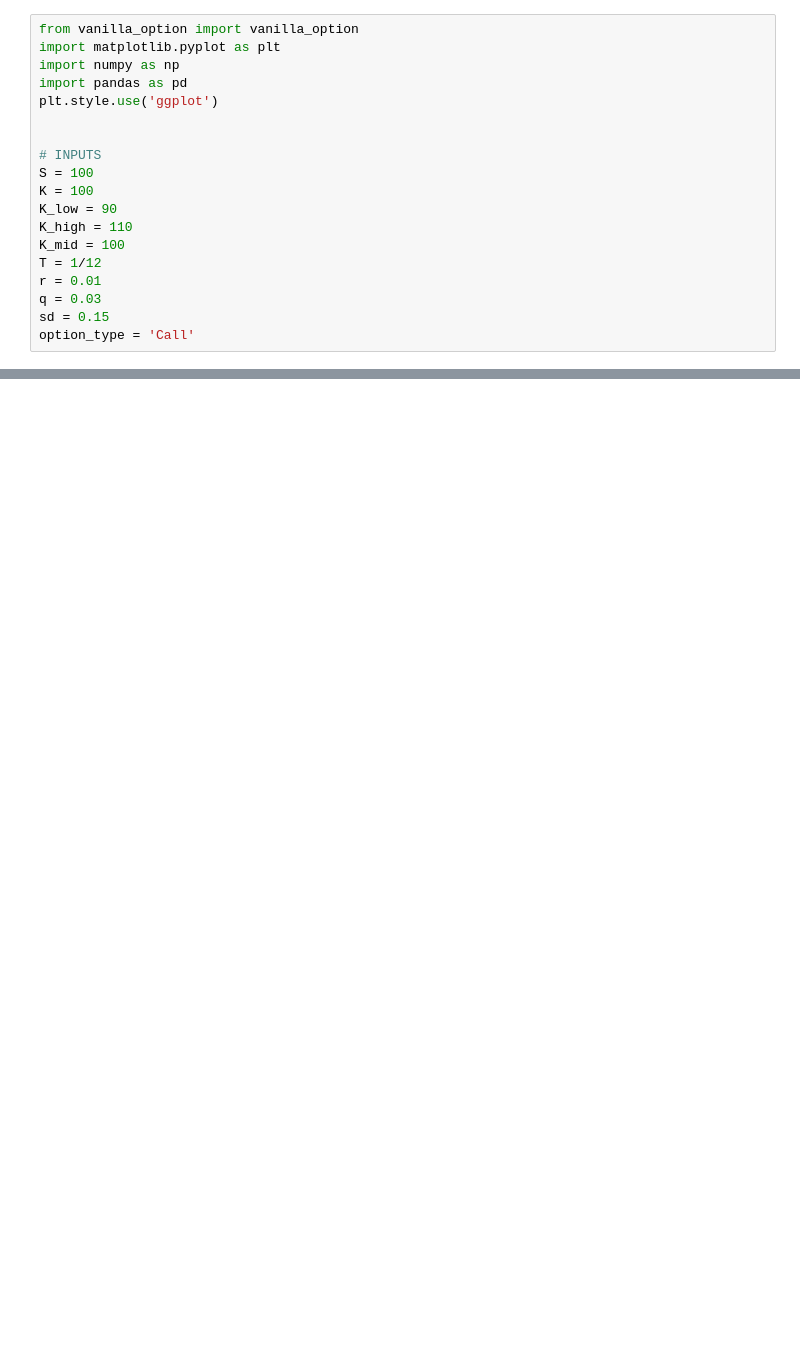
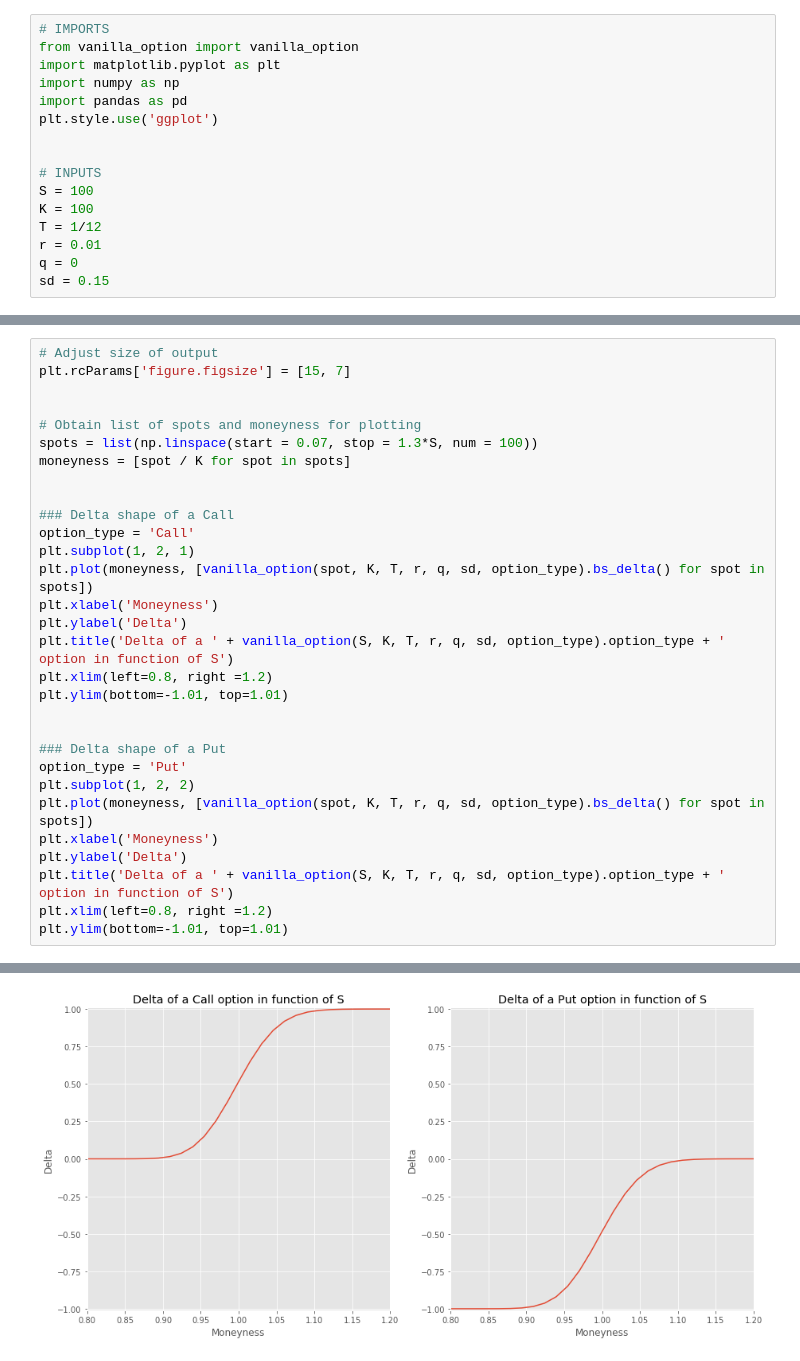
Before and after one commit to Chris-Mi/Options, a Jupyter notebook: Vanilla/Delta.ipynb, the cells around one changed output, grey strips where cells are left out. Cells and saved outputs as stored; diff of their text form; blank space fills up the shorter version.

```diff
--- a/Vanilla/Delta.ipynb
+++ b/Vanilla/Delta.ipynb
@@ -1,4 +1,5 @@
 # %%
+# IMPORTS
 from vanilla_option import vanilla_option
 import matplotlib.pyplot as plt
 import numpy as np
@@ -9,11 +10,7 @@ plt.style.use('ggplot')
 # INPUTS
 S = 100
 K = 100
-K_low = 90
-K_high = 110
-K_mid = 100
 T = 1/12
 r = 0.01
-q = 0.03
+q = 0
 sd = 0.15
-option_type = 'Call'
@@ -19,0 +28,31 @@ option_type = 'Call'
+# %%
+# Adjust size of output
+plt.rcParams['figure.figsize'] = [15, 7]
+
+
+# Obtain list of spots and moneyness for plotting
+spots = list(np.linspace(start = 0.07, stop = 1.3*S, num = 100))
+moneyness = [spot / K for spot in spots]
+
+
+### Delta shape of a Call
+option_type = 'Call'
+plt.subplot(1, 2, 1)
+plt.plot(moneyness, [vanilla_option(spot, K, T, r, q, sd, option_type).bs_delta() for spot in spots])
+plt.xlabel('Moneyness')
+plt.ylabel('Delta')
+plt.title('Delta of a ' + vanilla_option(S, K, T, r, q, sd, option_type).option_type + ' option in function of S')
+plt.xlim(left=0.8, right =1.2)
+plt.ylim(bottom=-1.01, top=1.01)
+
+
+### Delta shape of a Put
+option_type = 'Put'
+plt.subplot(1, 2, 2)
+plt.plot(moneyness, [vanilla_option(spot, K, T, r, q, sd, option_type).bs_delta() for spot in spots])
+plt.xlabel('Moneyness')
+plt.ylabel('Delta')
+plt.title('Delta of a ' + vanilla_option(S, K, T, r, q, sd, option_type).option_type + ' option in function of S')
+plt.xlim(left=0.8, right =1.2)
+plt.ylim(bottom=-1.01, top=1.01)
+# %% [output]
@@ -19,0 +60 @@ option_type = 'Call'
+[figure, added]
```
Also changed, not shown: parts of 4 cells of this notebook.
